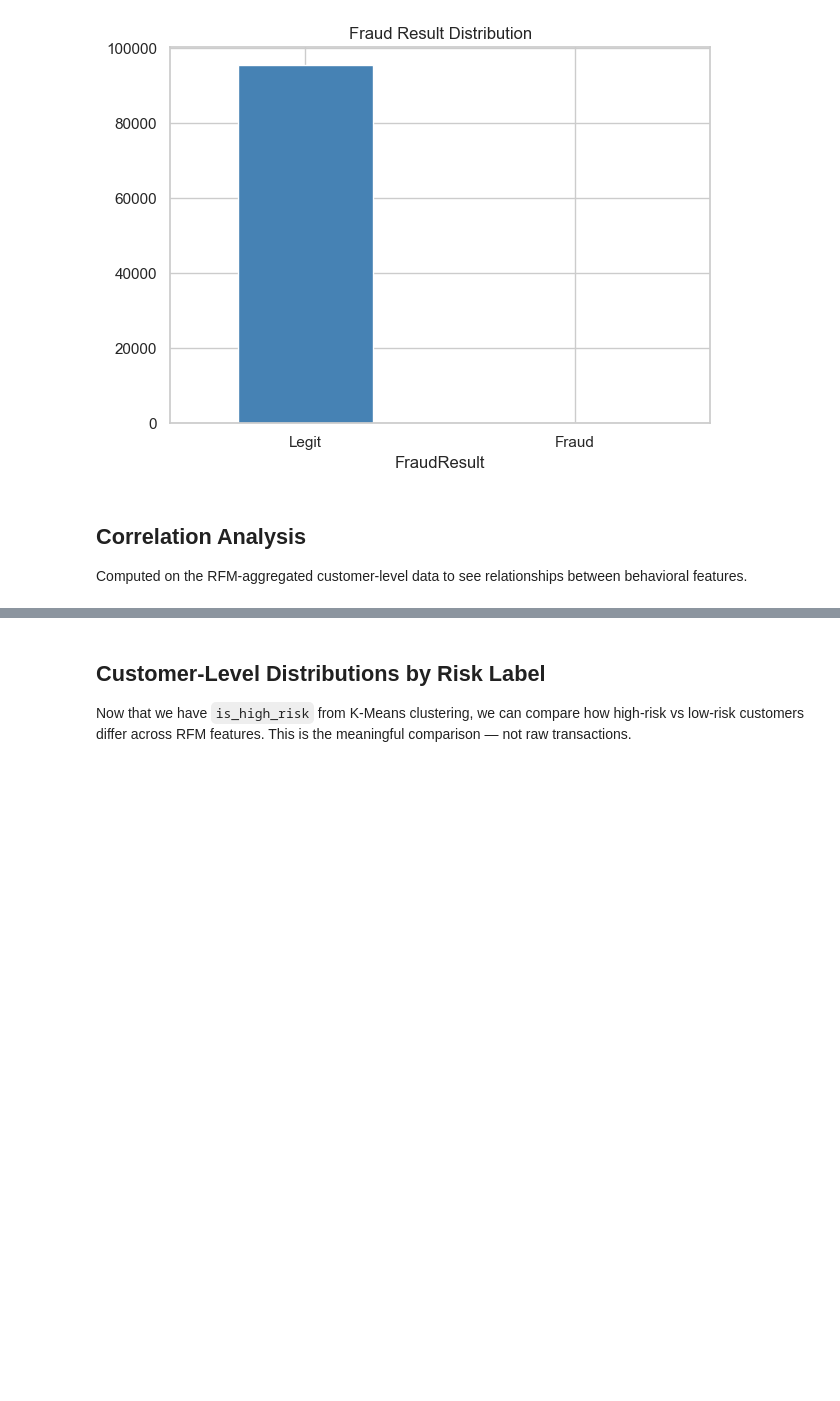
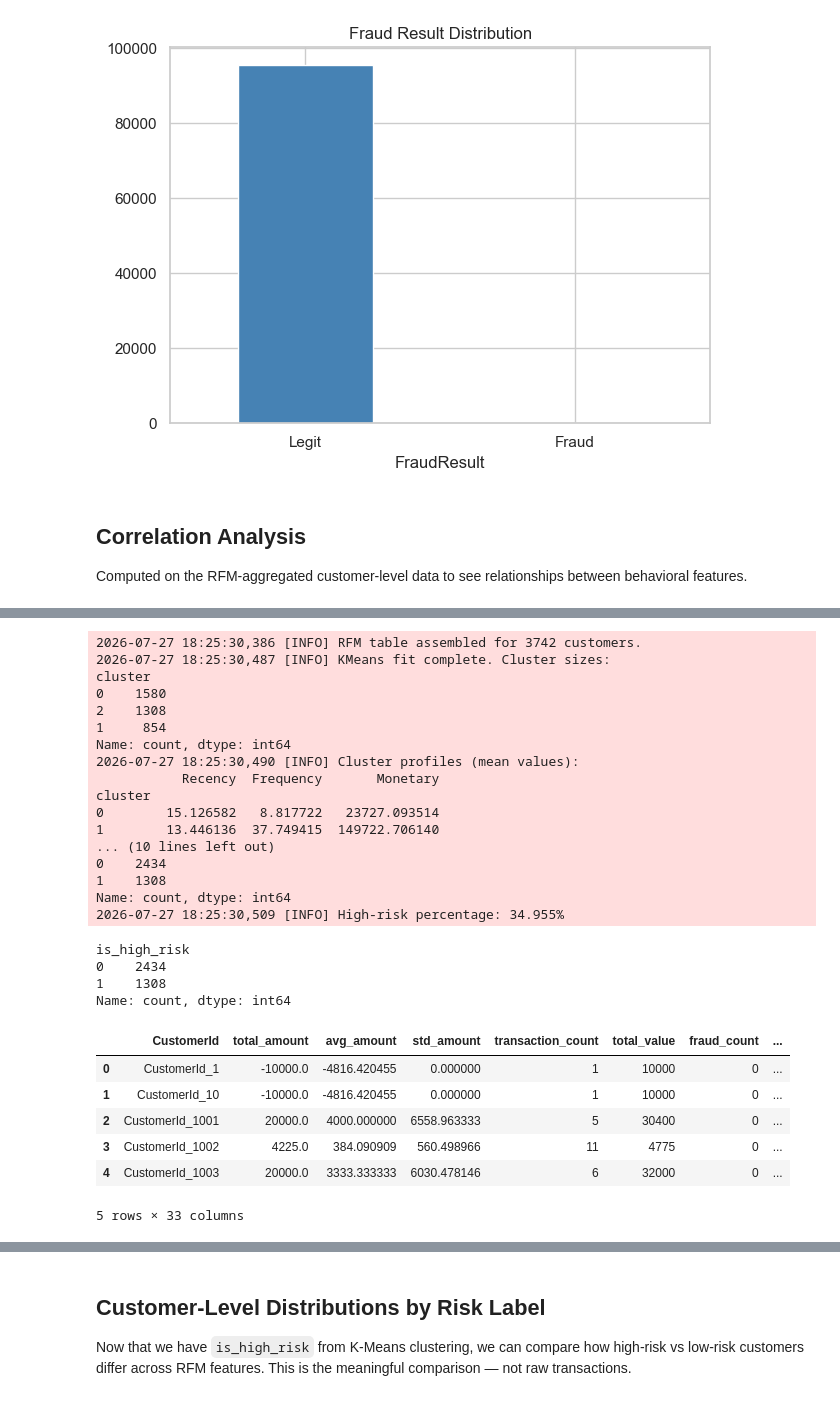
Before and after one commit to MasteryProgram/week-4-credit-risk-model, a Jupyter notebook: notebooks/eda.ipynb, the cells around one changed output, grey strips where cells are left out. Drawn from its saved outputs; the diff is of its cells as text; code cells hidden in the pictures; blank space fills up the shorter version.

```diff
--- a/notebooks/eda.ipynb
+++ b/notebooks/eda.ipynb
@@ -186,3 +225,40 @@ Computed on the RFM-aggregated customer-level data to see relationships between
+# %%
+from src.data_processing import compute_customer_features, build_risk_label
+
+# customer_features = compute_customer_features(df)
+
+labeled = build_risk_label(rfm_capped)
+print(labeled["is_high_risk"].value_counts())
+labeled.head()
+# %% [output]
+2026-07-27 18:25:30,386 [INFO] RFM table assembled for 3742 customers.
+2026-07-27 18:25:30,487 [INFO] KMeans fit complete. Cluster sizes:
+cluster
+0    1580
+2    1308
+1     854
+Name: count, dtype: int64
+2026-07-27 18:25:30,490 [INFO] Cluster profiles (mean values):
+           Recency  Frequency       Monetary
+cluster
+0        15.126582   8.817722   23727.093514
+1        13.446136  37.749415  149722.706140
+... (10 lines left out)
+0    2434
+1    1308
+Name: count, dtype: int64
+2026-07-27 18:25:30,509 [INFO] High-risk percentage: 34.955%
+is_high_risk
+0    2434
+1    1308
+Name: count, dtype: int64
+|  | CustomerId | total_amount | avg_amount | std_amount | transaction_count | total_value | fraud_count | ... |
+| 0 | CustomerId_1 | -10000.0 | -4816.420455 | 0.000000 | 1 | 10000 | 0 | ... |
+| 1 | CustomerId_10 | -10000.0 | -4816.420455 | 0.000000 | 1 | 10000 | 0 | ... |
+| 2 | CustomerId_1001 | 20000.0 | 4000.000000 | 6558.963333 | 5 | 30400 | 0 | ... |
+| 3 | CustomerId_1002 | 4225.0 | 384.090909 | 560.498966 | 11 | 4775 | 0 | ... |
+| 4 | CustomerId_1003 | 20000.0 | 3333.333333 | 6030.478146 | 6 | 32000 | 0 | ... |
+5 rows × 33 columns
 # %%
 import sys; sys.path.append("..")
 from src.data_processing import compute_rfm
```
Also changed, not shown: parts of 13 cells of this notebook, 8 other files.
